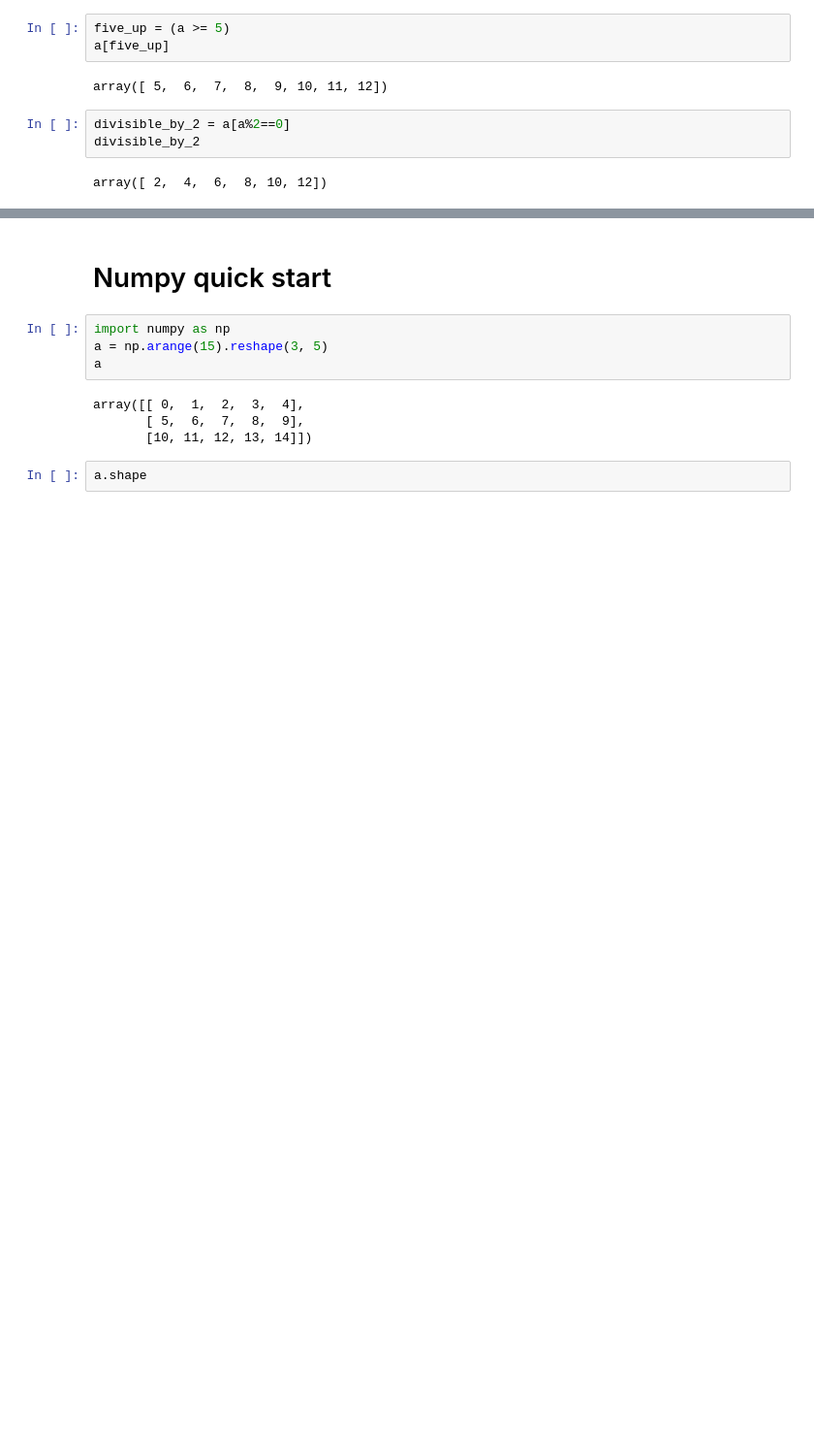
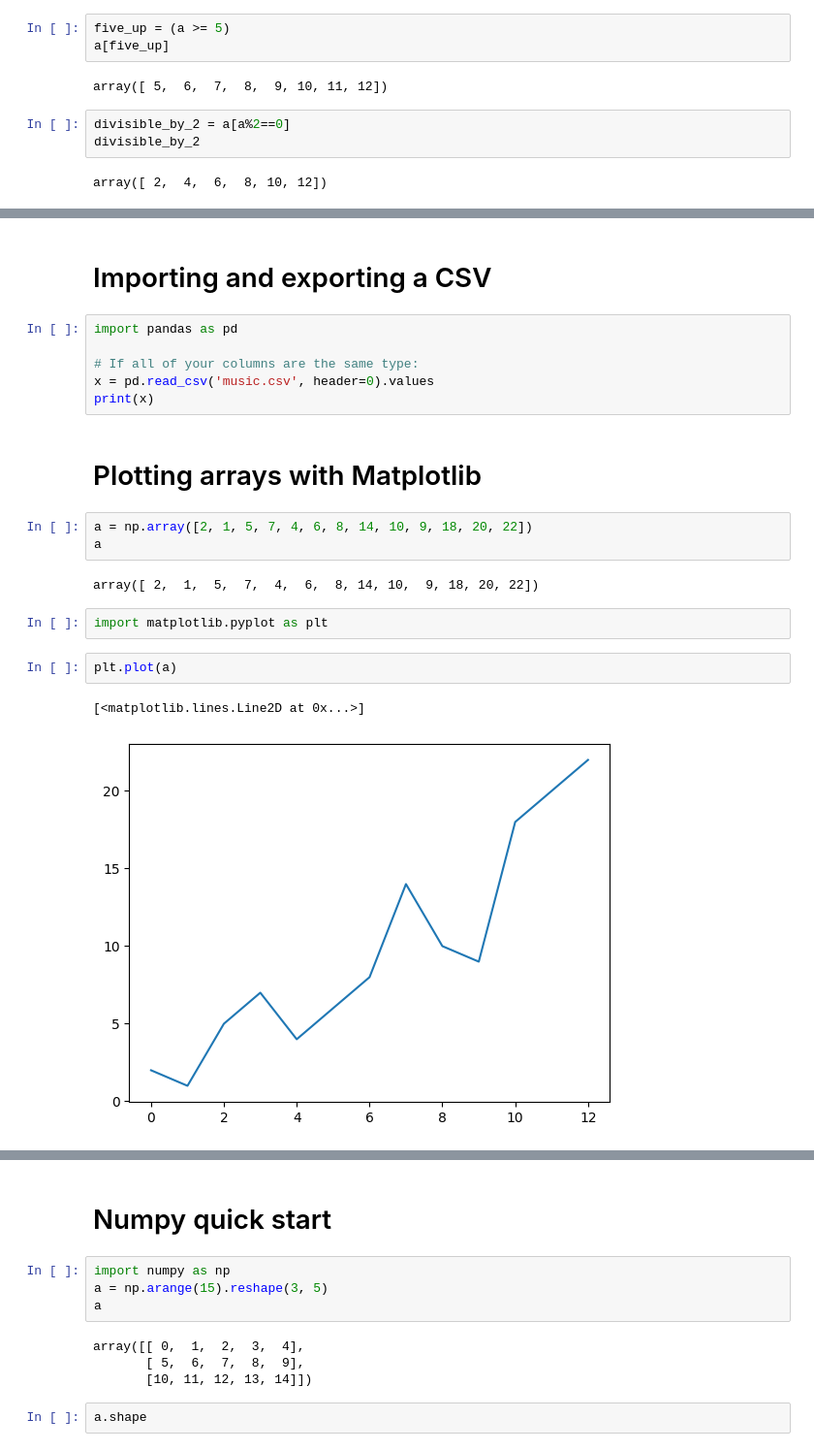
Before and after one commit to Danish12365/AI-and-Data-Science-6-Months, a Jupyter notebook: day_32/absolute_beginners.ipynb, the cells around one changed output, grey strips where cells are left out. Shown: that part at 97% size. Drawn from its saved outputs; the diff is of its cells as text; blank space fills up the shorter version.

```diff
--- a/day_32/absolute_beginners.ipynb
+++ b/day_32/absolute_beginners.ipynb
@@ -299,0 +920,22 @@ array([ 2,  4,  6,  8, 10, 12])
+# %% [markdown]
+# Importing and exporting a CSV
+# %%
+import pandas as pd
+
+# If all of your columns are the same type:
+x = pd.read_csv('music.csv', header=0).values
+print(x)
+# %% [markdown]
+# Plotting arrays with Matplotlib
+# %%
+a = np.array([2, 1, 5, 7, 4, 6, 8, 14, 10, 9, 18, 20, 22])
+a
+# %% [output]
+array([ 2,  1,  5,  7,  4,  6,  8, 14, 10,  9, 18, 20, 22])
+# %%
+import matplotlib.pyplot as plt
+# %%
+plt.plot(a)
+# %% [output]
+[<matplotlib.lines.Line2D at 0x...>]
+[figure, added]
```
Also changed, not shown: parts of 107 cells of this notebook, 8 other files.
